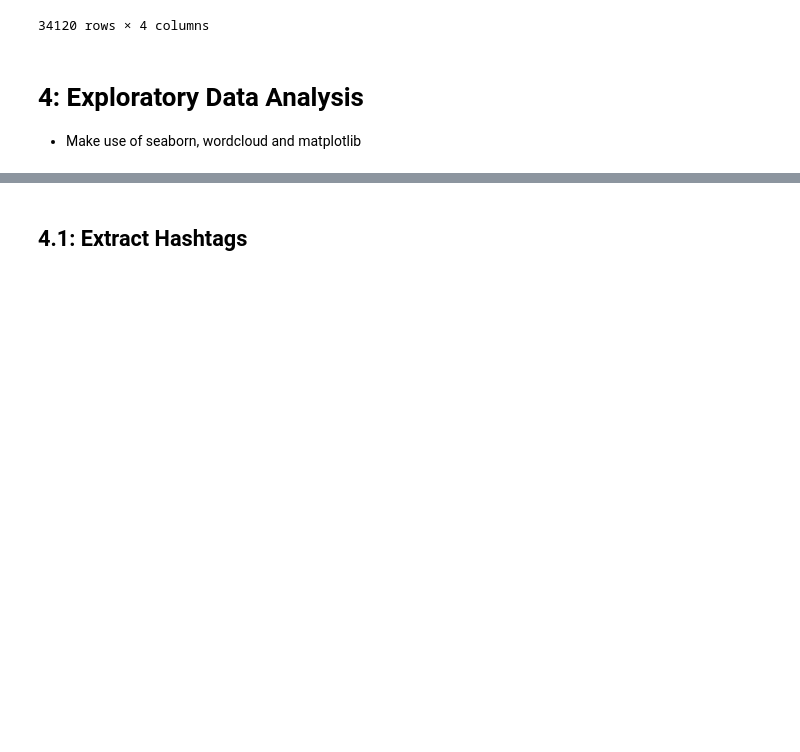
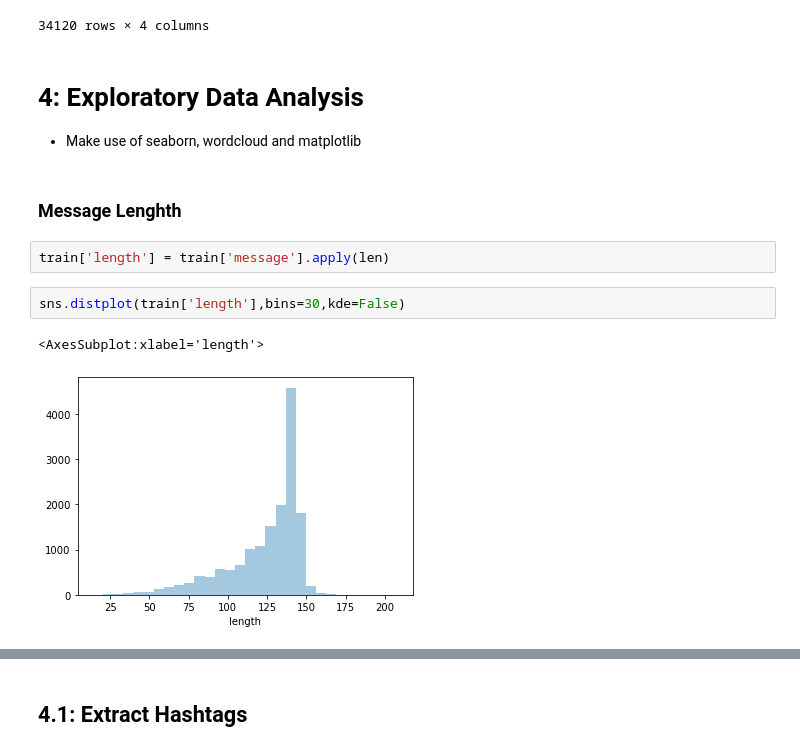
Before and after one commit to Mahlomola-Moses/classification-predict-streamlit-template, a Jupyter notebook: Team_JS_2_Predict.ipynb, the cells around one changed output, grey strips where cells are left out. Cells and saved outputs as stored; diff of their text form; blank space fills up the shorter version.

```diff
--- a/Team_JS_2_Predict.ipynb
+++ b/Team_JS_2_Predict.ipynb
@@ -267,3 +273,12 @@ df_upsampled
 # 4: Exploratory Data Analysis
 
 - Make use of seaborn, wordcloud and matplotlib
+# %% [markdown]
+### Message Lenghth
+# %%
+train['length'] = train['message'].apply(len)
+# %%
+sns.distplot(train['length'],bins=30,kde=False)
+# %% [output]
+<AxesSubplot:xlabel='length'>
+[figure, added]
```
Also changed, not shown: parts of 12 cells of this notebook.
